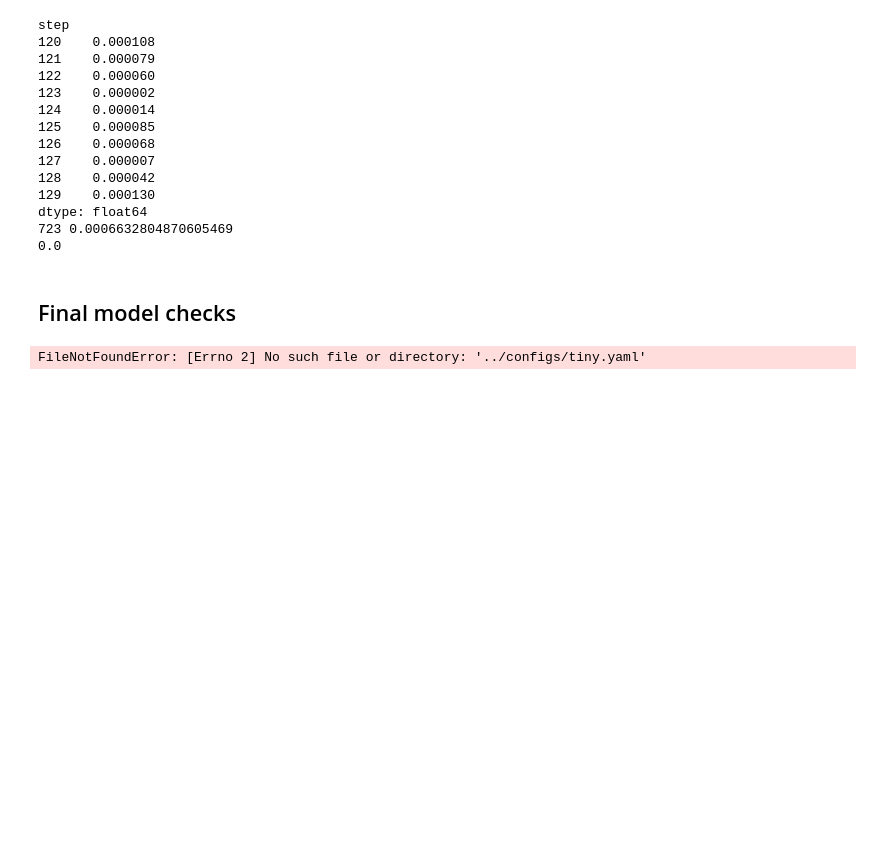
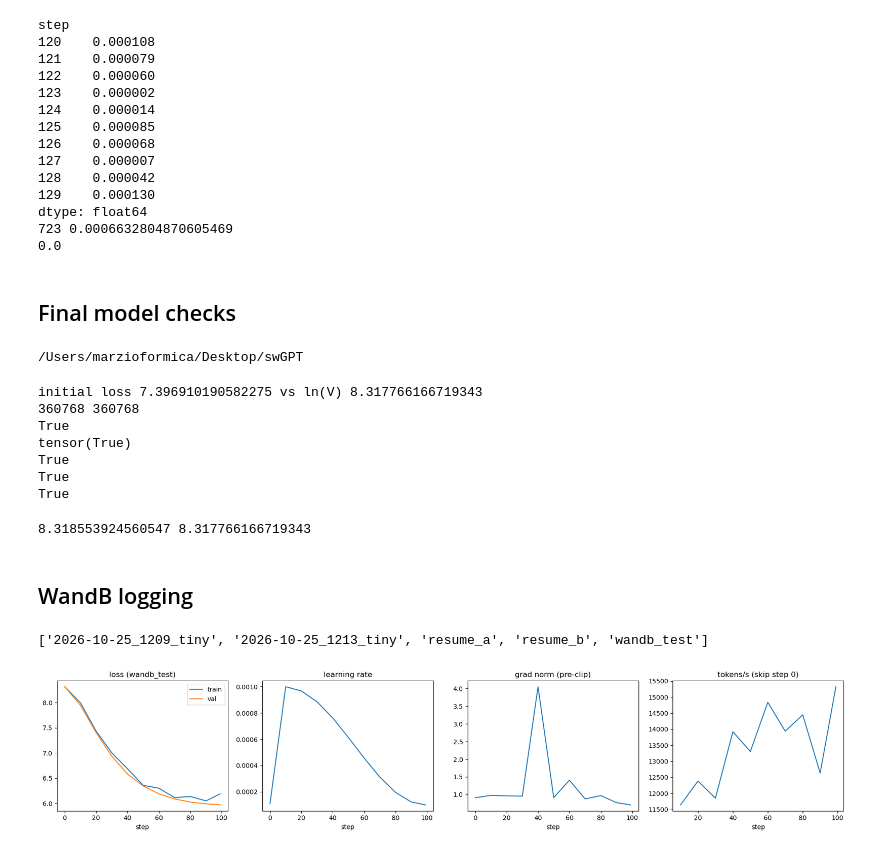
Before and after one commit to marziof/swGPT, a Jupyter notebook: notebooks/03_training_tests.ipynb, the cells around one changed output. Cells and saved outputs as stored; diff of their text form; code cells hidden in the pictures; blank space fills up the shorter version.

```diff
--- a/notebooks/03_training_tests.ipynb
+++ b/notebooks/03_training_tests.ipynb
@@ -77,12 +77,16 @@ dtype: float64
 0.0
 # %% [markdown]
 ## Final model checks
+# %%
+print(os.getcwd())
+# %% [output]
+/Users/marzioformica/Desktop/swGPT
 # %%
 import math, torch
 from gpt.config import load_config
 from gpt.model import GPT, RoPE
 
-cfg = load_config("/configs/tiny.yaml", data_dir="../data")
+cfg = load_config("configs/tiny.yaml", data_dir="data")
 torch.manual_seed(0)
 model = GPT(cfg).eval()
 B, T = 4, cfg.context_len
@@ -124,4 +128,49 @@ S = rope(q)[0, 0] @ rope(k)[0, 0].T
 print(all(torch.allclose(S.diagonal(o), S.diagonal(o)[0].expand_as(S.diagonal(o)), atol=1e-5)
           for o in range(-10, 11)))                                       # True
 # %% [output]
-FileNotFoundError: [Errno 2] No such file or directory: '../configs/tiny.yaml'
+initial loss 7.396910190582275 vs ln(V) 8.317766166719343
+360768 360768
+True
+tensor(True)
+True
+True
+True
+# %%
+tgt = torch.randint(0, cfg.vocab_size, (B, T))
+_, loss = model(idx, tgt)
+print(loss.item(), math.log(cfg.vocab_size))   # should be ~8.3
+# %% [output]
+8.318553924560547 8.317766166719343
+# %% [markdown]
+## WandB logging
+# %%
+import pandas as pd
+import matplotlib.pyplot as plt
+from pathlib import Path
+
+RUNS = Path("runs")
+print(sorted(p.name for p in RUNS.iterdir()))        # pick the run names from this list
+
+
+def load_run(name):
+    df = pd.read_json(RUNS / name / "metrics.jsonl", lines=True)
+    # a resumed run appends the same steps twice; keep the latest values
+    return df.groupby("step").last().reset_index()
+
+
+def plot_run(name):
+    df = load_run(name)
+    fig, ax = plt.subplots(1, 4, figsize=(18, 3.8))
+    ax[0].plot(df.step, df.train_loss, label="train")
+    ax[0].plot(df.step, df.val_loss, label="val")
+    ax[0].set(title=f"loss ({name})", xlabel="step"); ax[0].legend()
+    ax[1].plot(df.step, df.lr);        ax[1].set(title="learning rate", xlabel="step")
+    ax[2].plot(df.step, df.grad_norm); ax[2].set(title="grad norm (pre-clip)", xlabel="step")
+    ax[3].plot(df.step[1:], df.tok_s[1:]); ax[3].set(title="tokens/s (skip step 0)", xlabel="step")
+    plt.tight_layout(); plt.show()
+
+
+plot_run("wandb_test")
+# %% [output]
+['2026-10-25_1209_tiny', '2026-10-25_1213_tiny', 'resume_a', 'resume_b', 'wandb_test']
+[figure, added]
```
Also changed, not shown: 6 other files.
